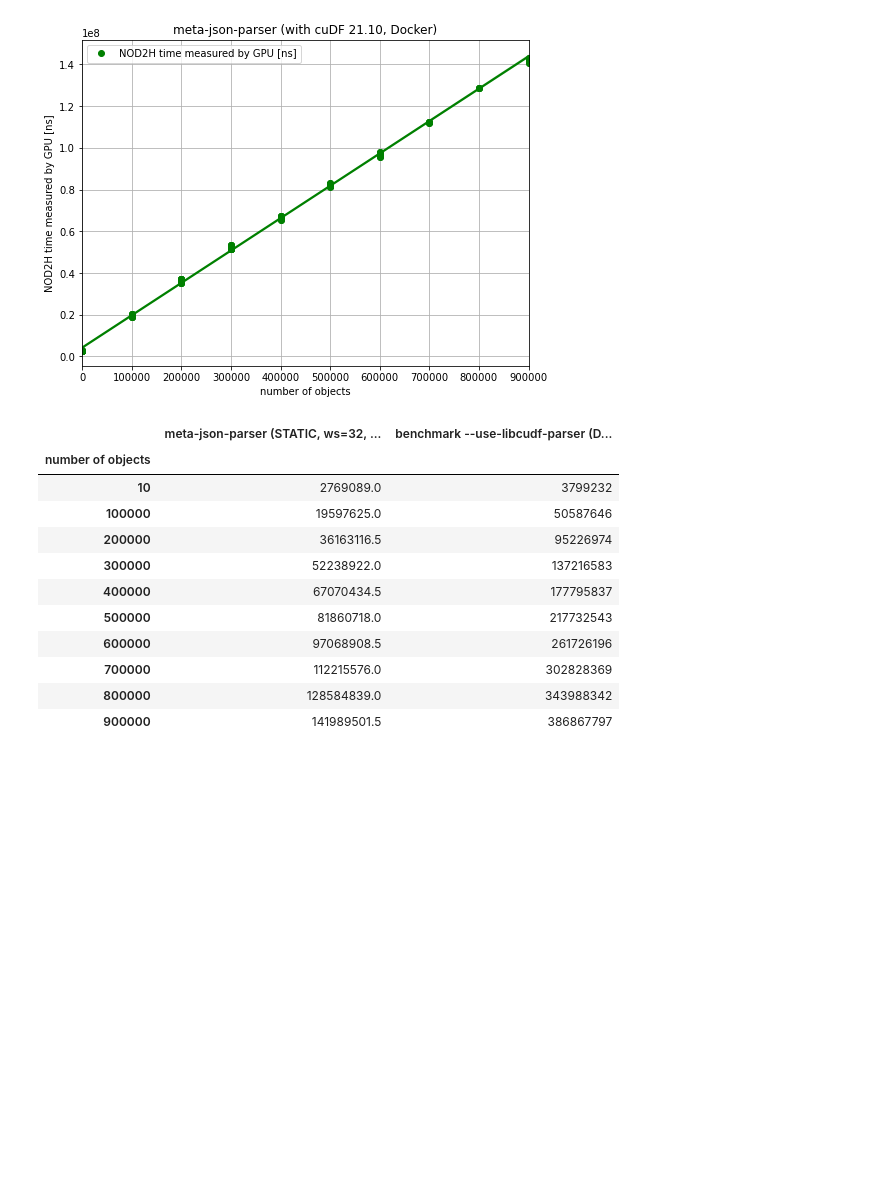
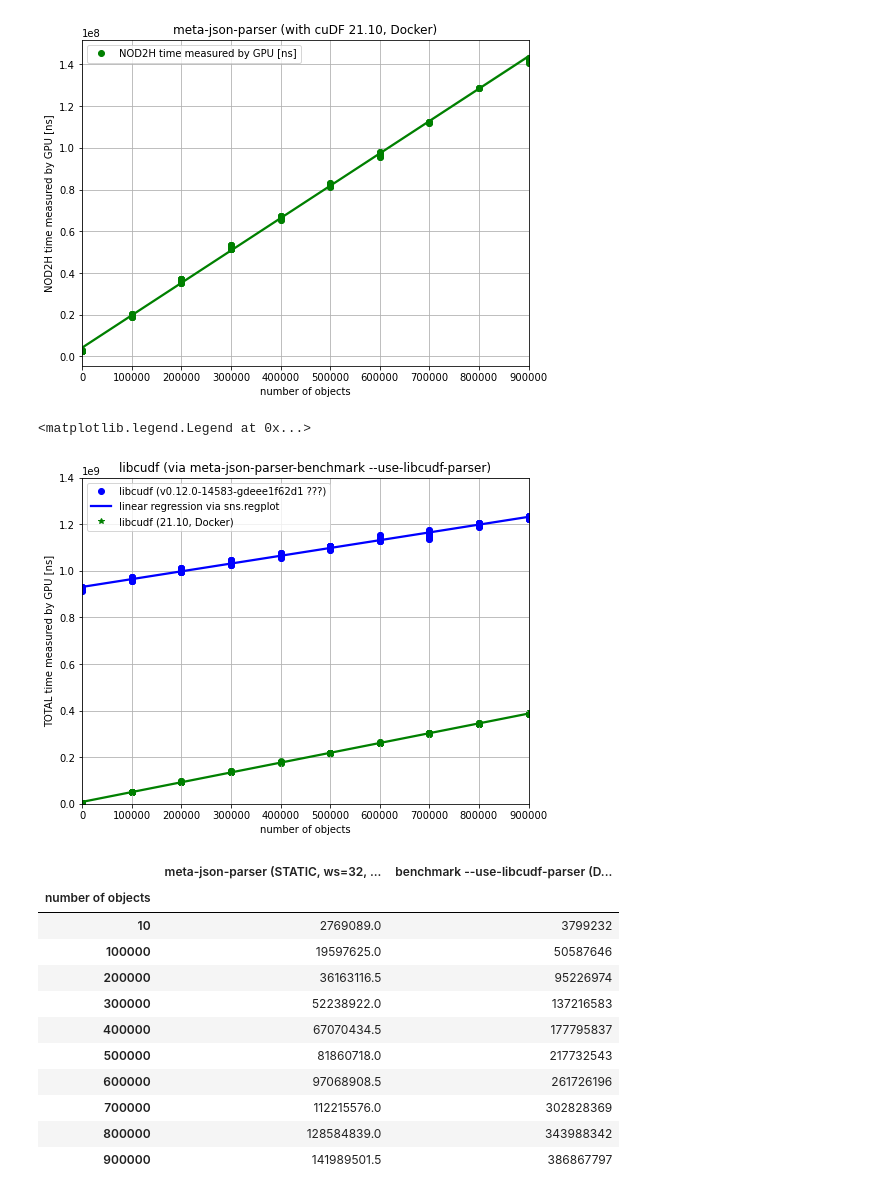
Before and after one commit to mis-wut/meta-json-parser, a Jupyter notebook: benchmark/notebooks/examine_benchmarks.ipynb, the cells around one changed output. Drawn from its saved outputs; the diff is of its cells as text; code cells hidden in the pictures; blank space fills up the shorter version.

```diff
--- a/benchmark/notebooks/examine_benchmarks.ipynb
+++ b/benchmark/notebooks/examine_benchmarks.ipynb
@@ -371,6 +371,50 @@ ax = sns.regplot(
 )
 # %% [output]
 [figure]
+# %%
+fig, ax = plt.subplots()
+ax1 = df_cudf_samples[['TOTAL time measured by GPU [ns]']].plot(
+    ax=ax,
+    title='libcudf (via meta-json-parser-benchmark --use-libcudf-parser)',
+    #label='libcudf (v0.12.0-14583-gdeee1f62d1 ???)',
+    figsize=(8,6), style='o',
+    color='b',
+    xlim=(0,900000),
+    ylim=(0,1400000000),
+    ylabel='time [ns]',
+    grid=True,
+)
+ax2 = sns.regplot(
+    ax=ax,
+    data=df_cudf_samples,
+    x='number of objects',
+    y='TOTAL time measured by GPU [ns]',
+    color='b'
+    #robust=True,
+    #height=6, aspect=8/6,
+)
+ax3 = df_cudf[['TOTAL time measured by GPU [ns]']].plot(
+    ax=ax,
+    #label='libcudf (21.10, Docker)',
+    #figsize=(8,6),
+    style='*', color='g',
+    # xlim=(0,900000),
+    # ylim=(0,1400000000),
+    # ylabel='time [ns]',
+    grid=True,
+)
+ax4 = sns.regplot(
+    ax=ax,
+    data=df_cudf,
+    x='number of objects',
+    y='TOTAL time measured by GPU [ns]',
+    #robust=True,
+    color='g',
+)
+ax.legend(['libcudf (v0.12.0-14583-gdeee1f62d1 ???)','linear regression via sns.regplot','libcudf (21.10, Docker)'])
+# %% [output]
+<matplotlib.legend.Legend at 0x...>
+[figure, added]
 # %%
 df_cmp = pd.DataFrame()
 df_cmp['meta-json-parser (STATIC, ws=32, assumptions=none, cudf=21.10) median'] = \
```
Also changed, not shown: parts of 1 cell of this notebook.
